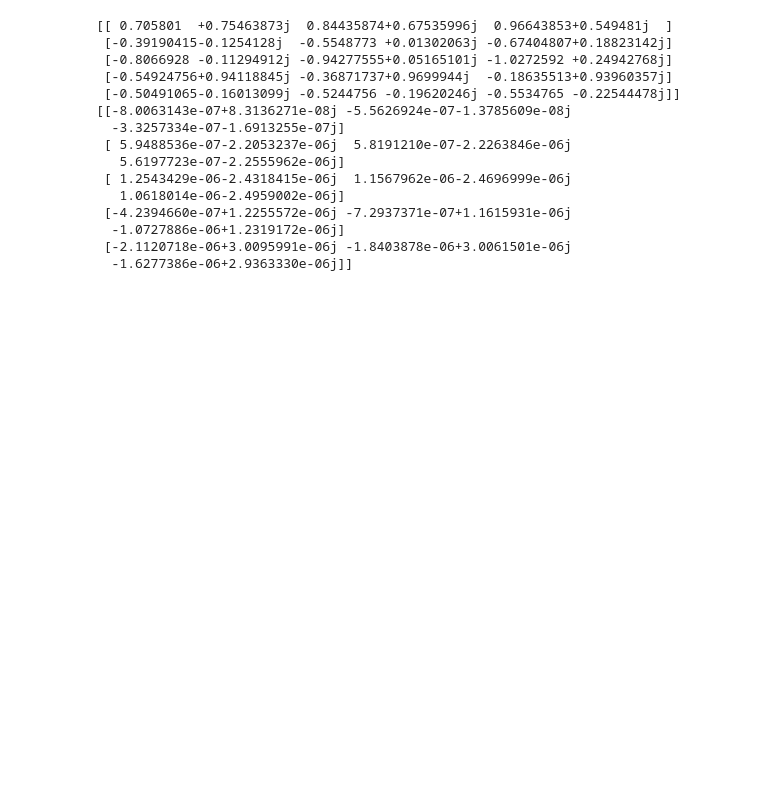
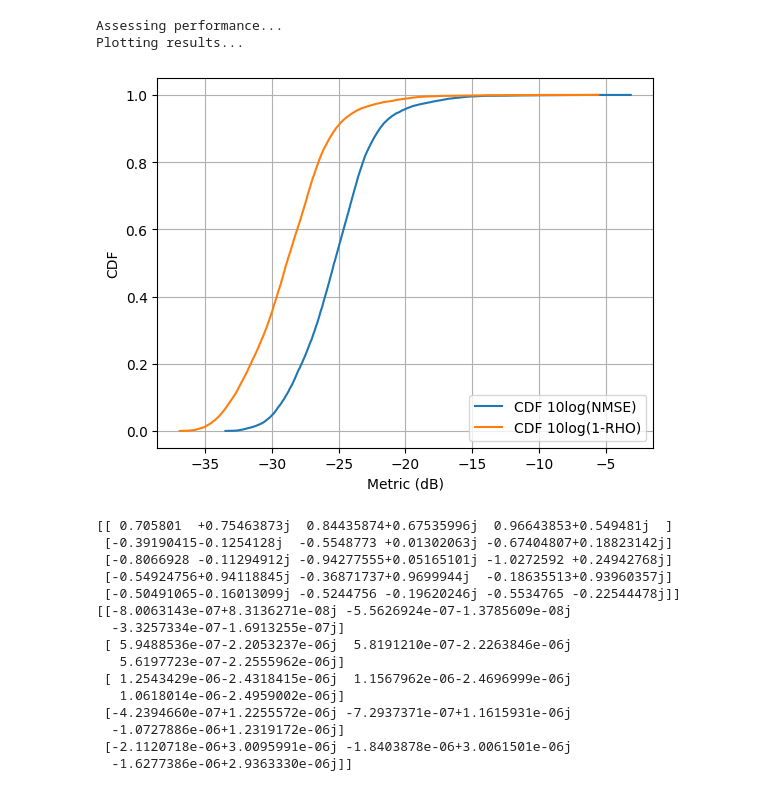
Before and after one commit to dziper/NonstaticCSI, a Jupyter notebook: project/lstmModelTest.ipynb, the cells around one changed output. Cells and saved outputs as stored; diff of their text form; code cells hidden in the pictures; blank space fills up the shorter version.

```diff
--- a/project/lstmModelTest.ipynb
+++ b/project/lstmModelTest.ipynb
@@ -93,0 +82,4 @@ Plotting results...
+# %%
+# UE
+initial_history = refModel.get_initial_history(test_set)
+compressed_error = refModel.simulate_ue(test_set, initial_history)
@@ -94,3 +105,12 @@ Plotting results...
+# %%
+# BS
+predicted_csis = refModel(compressed_error, initial_history)
+# %%
+utils.reference_nmse_rho_test("lstm_simulation_262", test_set.csi_samples[cfg.predictor_window_size:], predicted_csis, save_path=cfg.results_save_path, btot=cfg.total_bits)
+# %% [output]
+Assessing performance...
+Plotting results...
+[figure, added]
 # %%
 # Check Windows are working
 
```
Also changed, not shown: parts of 6 cells of this notebook, 3 other files.
